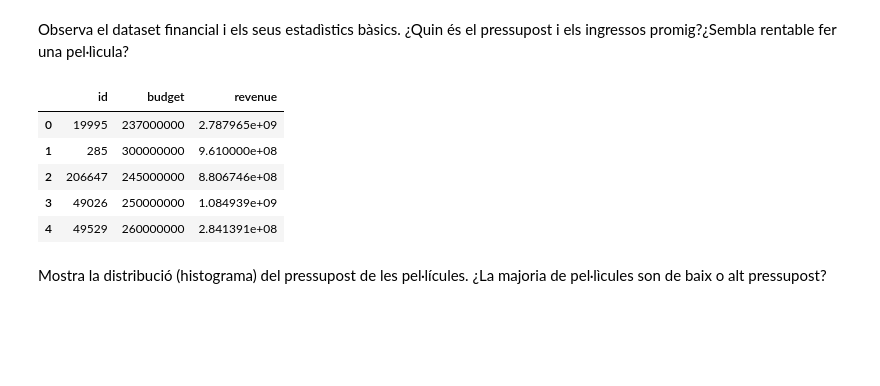
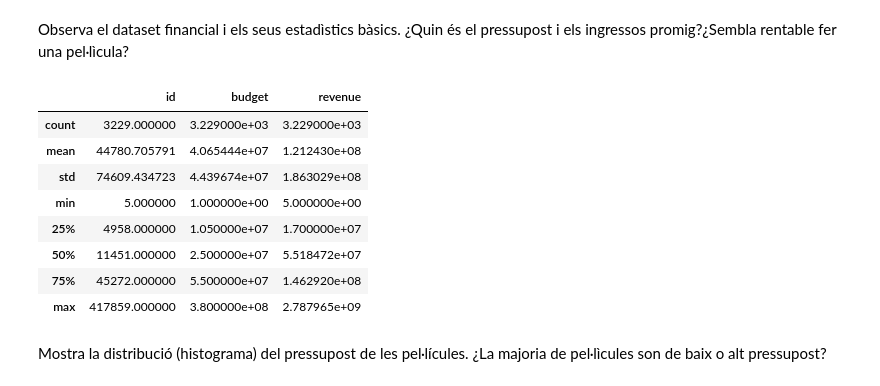
Before and after one commit to gcfp/M03, a Jupyter notebook: projecte-evaluable-1/EDA_Movies_alum.ipynb, the cells around one changed output. Saved outputs shown, nothing was run; the diff lists cells and outputs as text; code cells hidden in the pictures; blank space fills up the shorter version.

```diff
--- a/projecte-evaluable-1/EDA_Movies_alum.ipynb
+++ b/projecte-evaluable-1/EDA_Movies_alum.ipynb
@@ -196,14 +209,17 @@ millorsValoracions.sort_values(by='vote_average', ascending=False).head(3)
 Observa el dataset financial i els seus estadìstics bàsics. ¿Quin és el pressupost i els ingressos promig?¿Sembla rentable fer una pel·lìcula?
 # %%
 #Observem dataset financials
-financial_ds.head()
+financial_ds.describe()
 # %% [output]
 |  | id | budget | revenue |
-| 0 | 19995 | 237000000 | 2.787965e+09 |
-| 1 | 285 | 300000000 | 9.610000e+08 |
-| 2 | 206647 | 245000000 | 8.806746e+08 |
-| 3 | 49026 | 250000000 | 1.084939e+09 |
-| 4 | 49529 | 260000000 | 2.841391e+08 |
+| count | 3229.000000 | 3.229000e+03 | 3.229000e+03 |
+| mean | 44780.705791 | 4.065444e+07 | 1.212430e+08 |
+| std | 74609.434723 | 4.439674e+07 | 1.863029e+08 |
+| min | 5.000000 | 1.000000e+00 | 5.000000e+00 |
+| 25% | 4958.000000 | 1.050000e+07 | 1.700000e+07 |
+| 50% | 11451.000000 | 2.500000e+07 | 5.518472e+07 |
+| 75% | 45272.000000 | 5.500000e+07 | 1.462920e+08 |
+| max | 417859.000000 | 3.800000e+08 | 2.787965e+09 |
 # %% [markdown]
 Mostra la distribució (histograma) del pressupost de les pel·lícules. ¿La majoria de pel·lìcules son de baix o alt pressupost?
 # %%
```
Also changed, not shown: parts of 16 cells of this notebook.
